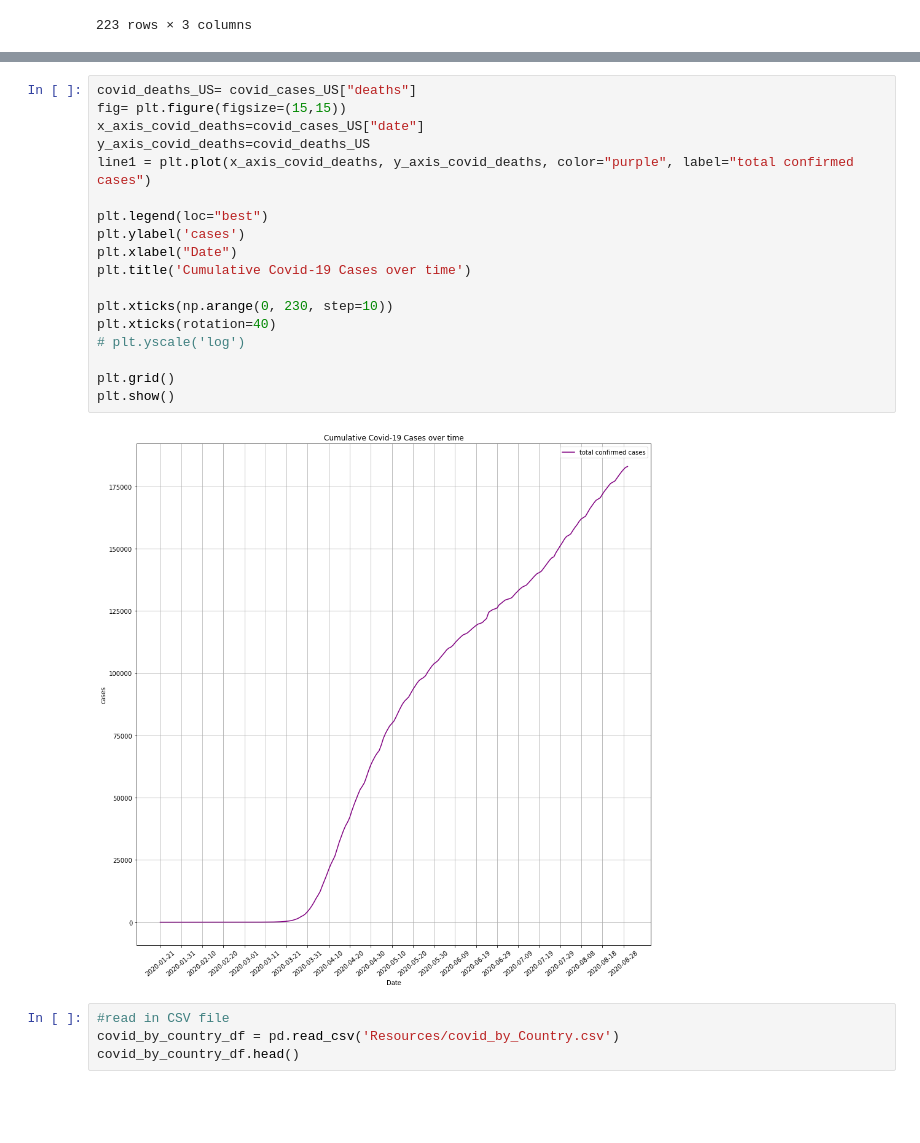
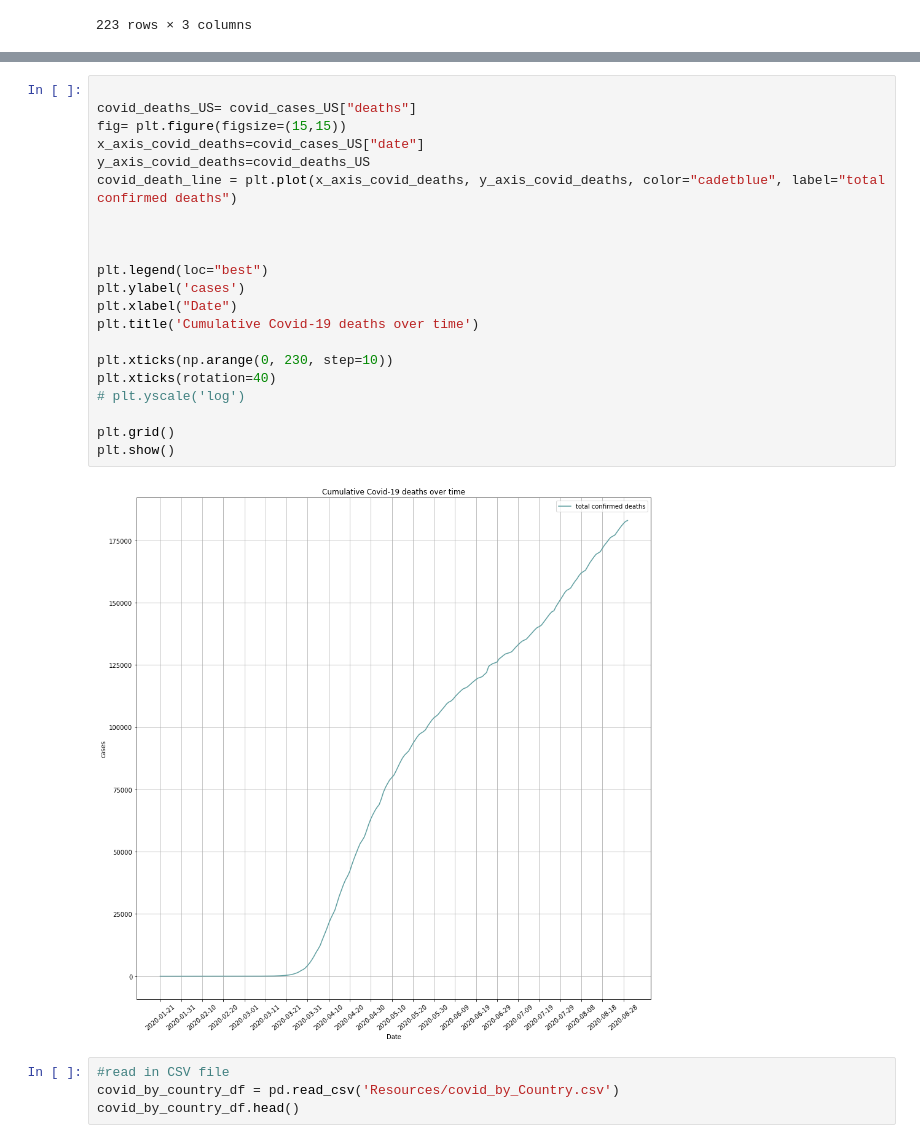
Before and after one commit to erharker/Covid-19-Python-Project, a Jupyter notebook: Covid_19.ipynb, the cells around one changed output, grey strips where cells are left out. Drawn from its saved outputs; the diff is of its cells as text; blank space fills up the shorter version.

```diff
--- a/Covid_19.ipynb
+++ b/Covid_19.ipynb
@@ -98,23 +102,26 @@ plt.show()
 # %%
+
 covid_deaths_US= covid_cases_US["deaths"]
 fig= plt.figure(figsize=(15,15))
 x_axis_covid_deaths=covid_cases_US["date"]
 y_axis_covid_deaths=covid_deaths_US
-line1 = plt.plot(x_axis_covid_deaths, y_axis_covid_deaths, color="purple", label="total confirmed cases")
+covid_death_line = plt.plot(x_axis_covid_deaths, y_axis_covid_deaths, color="cadetblue", label="total confirmed deaths")
+
+
 
 plt.legend(loc="best")
 plt.ylabel('cases')
 plt.xlabel("Date")
-plt.title('Cumulative Covid-19 Cases over time')
+plt.title('Cumulative Covid-19 deaths over time')
 
 plt.xticks(np.arange(0, 230, step=10))
 plt.xticks(rotation=40)
 # plt.yscale('log')
 
 plt.grid()
 plt.show()
 # %% [output]
-[figure, old version]
+[figure, new version]
 # %%
 #read in CSV file
 covid_by_country_df = pd.read_csv('Resources/covid_by_Country.csv')
```
Also changed, not shown: parts of 21 cells of this notebook, 1 other file.
